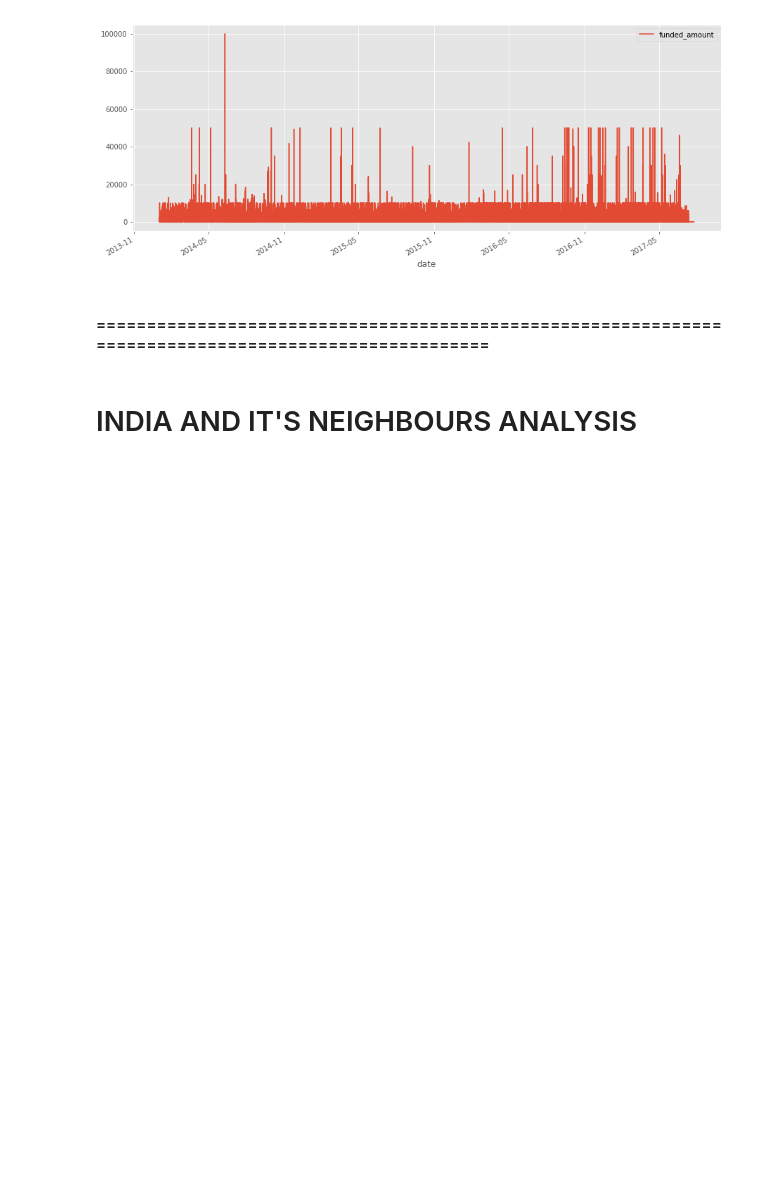
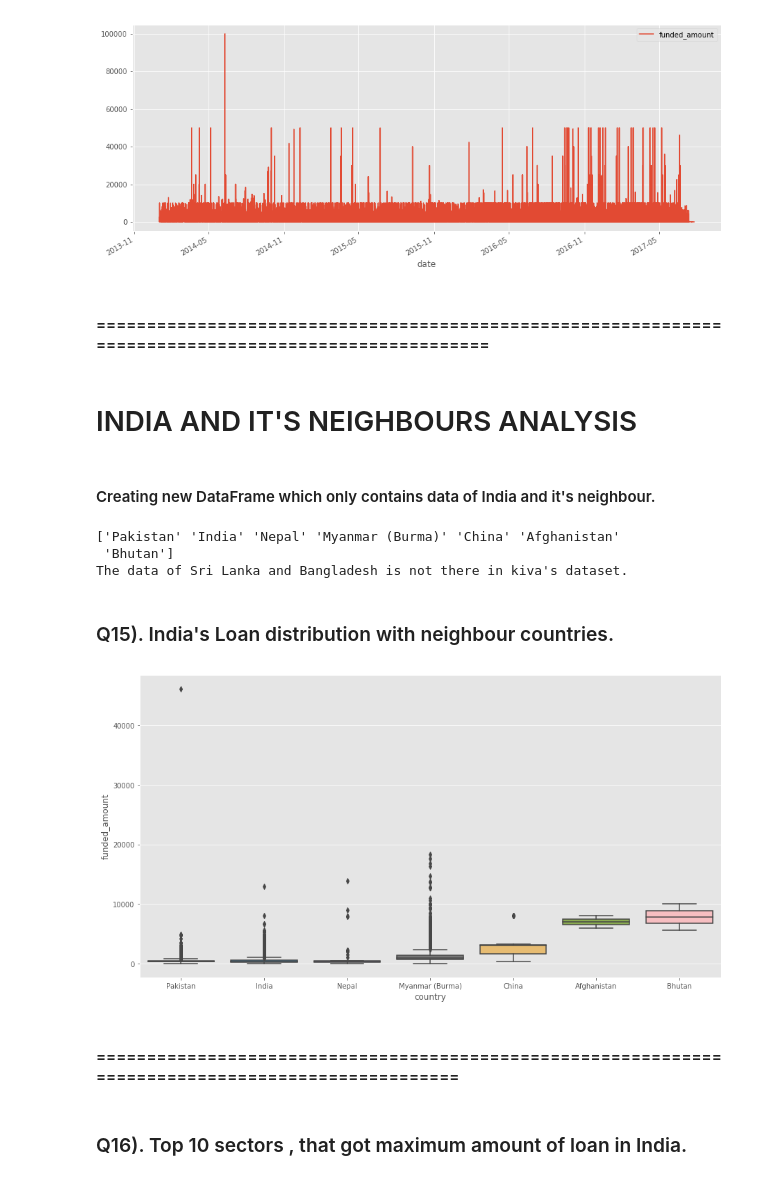
Before and after one commit to rahul-72/Kiva_Crowdfunding_Data_Analysis, a Jupyter notebook: kiva.ipynb, the cells around one changed output. Drawn from its saved outputs; the diff is of its cells as text; code cells hidden in the pictures; blank space fills up the shorter version.

Commit message:
India analysis

```diff
--- a/kiva.ipynb
+++ b/kiva.ipynb
@@ -398,3 +398,26 @@ plt.show()
 #### =====================================================================================================
 # %% [markdown]
 # INDIA AND IT'S NEIGHBOURS ANALYSIS
+# %% [markdown]
+#### Creating new DataFrame which only contains data of India and it's neighbour.
+# %%
+neighbour = ['India' ,'Pakistan', 'China', 'Nepal', 'Bangladesh', 'Bhutan', 'Myanmar (Burma)', 'Afghanistan', 'Sri Lanka', ]
+df_india = df_kiva_loans[df_kiva_loans['country'].isin(neighbour)]
+print(df_india['country'].unique())
+print("The data of Sri Lanka and Bangladesh is not there in kiva's dataset.")
+# %% [output]
+['Pakistan' 'India' 'Nepal' 'Myanmar (Burma)' 'China' 'Afghanistan'
+ 'Bhutan']
+The data of Sri Lanka and Bangladesh is not there in kiva's dataset.
+# %% [markdown]
+### Q15). India's Loan distribution with neighbour countries.
+# %%
+plt.figure(figsize=(15,8))
+sns.boxplot(data=df_india, x='country', y='funded_amount')
+plt.show()
+# %% [output]
+[figure, added]
+# %% [markdown]
+#### ==================================================================================================
+# %% [markdown]
+### Q16). Top 10 sectors , that got maximum amount of loan in India.
```
Also changed, not shown: parts of 15 cells of this notebook.
